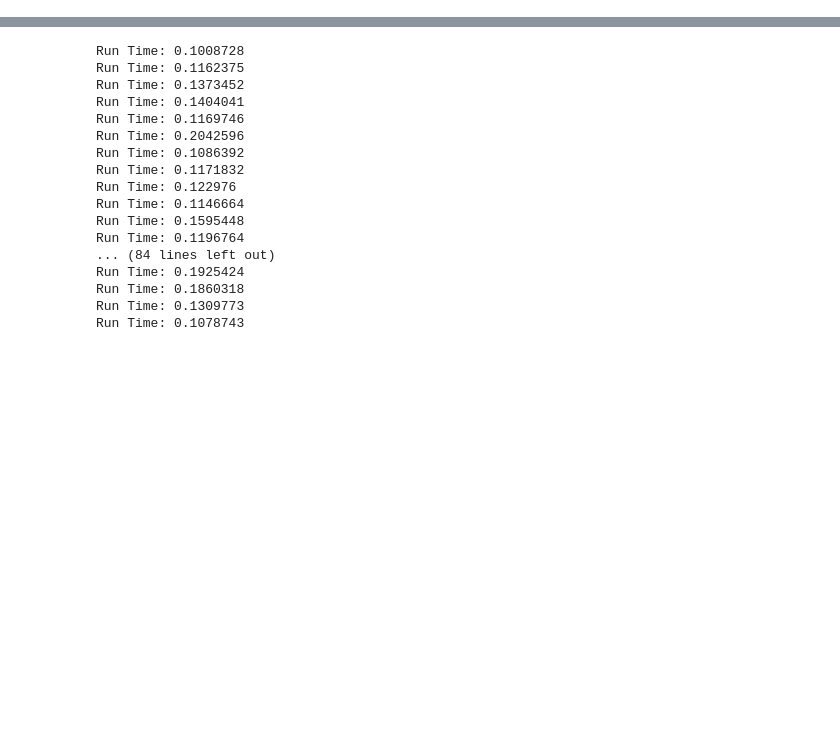
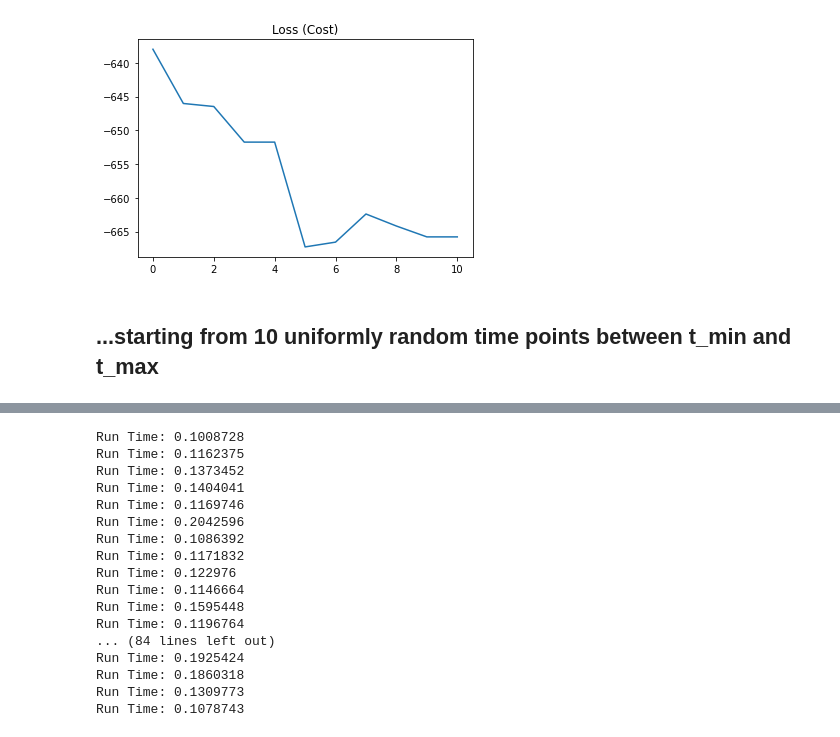
Before and after one commit to hollymc/senior-thesis, a Jupyter notebook: taxiriders-problems.ipynb, the cells around one changed output, grey strips where cells are left out. Saved outputs shown, nothing was run; the diff lists cells and outputs as text; code cells hidden in the pictures; blank space fills up the shorter version.

```diff
--- a/taxiriders-problems.ipynb
+++ b/taxiriders-problems.ipynb
@@ -99,0 +96,34 @@ plt.ylabel("Profit");
+# %%
+import class_TP
+reload(class_TP)
+from class_TP import TP
+
+tp = TP(data)
+window = 10
+t, x, problem = tp.problem_param()
+t_min, t_max = tp.time_cons(window)
+_,_,_,p = tp.flow_vars()
+t.value = [(a + b) / 2.0 for a, b in zip(t_min, t_max)] # midpoint of time window
+t_hist = []
+loss_hist = []
+runtime_hist = []
+
+learn_rate = .1
+for i in range(1000):
+    if (i > 9 and np.abs(loss_hist[-2] - loss_hist[-1]) < .01):
+        print("Descent converged in %d iterations" % (i+1))
+        break
+#     acceleration_lookback=10, eps=1e-03, max_iters=1000
+    problem.solve(requires_grad=True, solver=cp.DIFFCP, solve_method="ECOS")
+    x.gradient = -p
+    problem.backward()
+    t.value -= learn_rate * t.gradient
+    t.value = np.minimum(np.maximum(t.value, t_min), t_max)
+
+    t_hist.append(t.value)
+    loss_hist.append(problem.objective.value)
+    runtime_hist.append(problem.solver_stats.solve_time)
+
+    print("Iteration", i+1)
+    print("Objective Value:", problem.objective.value)
+    print("Run Time:", problem.solver_stats.solve_time)
@@ -99,0 +175,10 @@ plt.ylabel("Profit");
+# %%
+plt.figure(1)
+plt.plot(loss_hist);
+plt.title("Loss (Cost)");
+plt.xlabel("Iteration");
+plt.ylabel("Cost");
+# %% [output]
+[figure, added]
+# %% [markdown]
+## ...starting from 10 uniformly random time points between t_min and t_max
```
Also changed, not shown: parts of 25 cells of this notebook.
